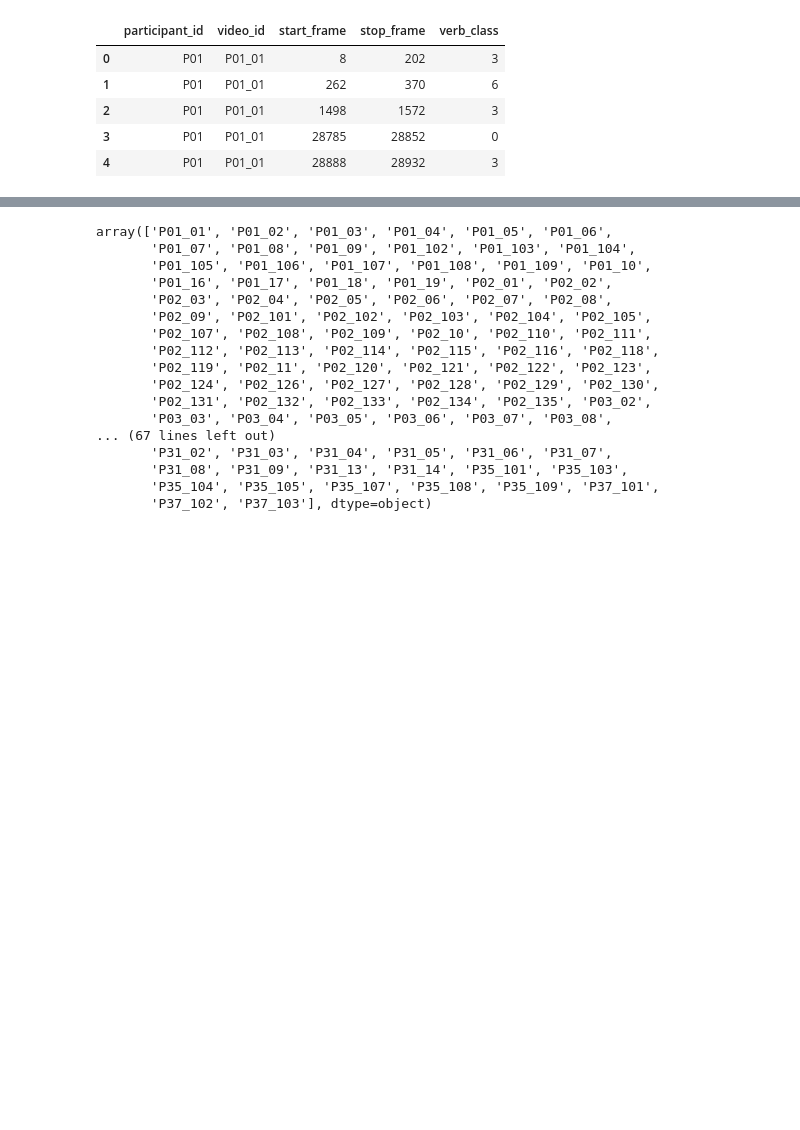
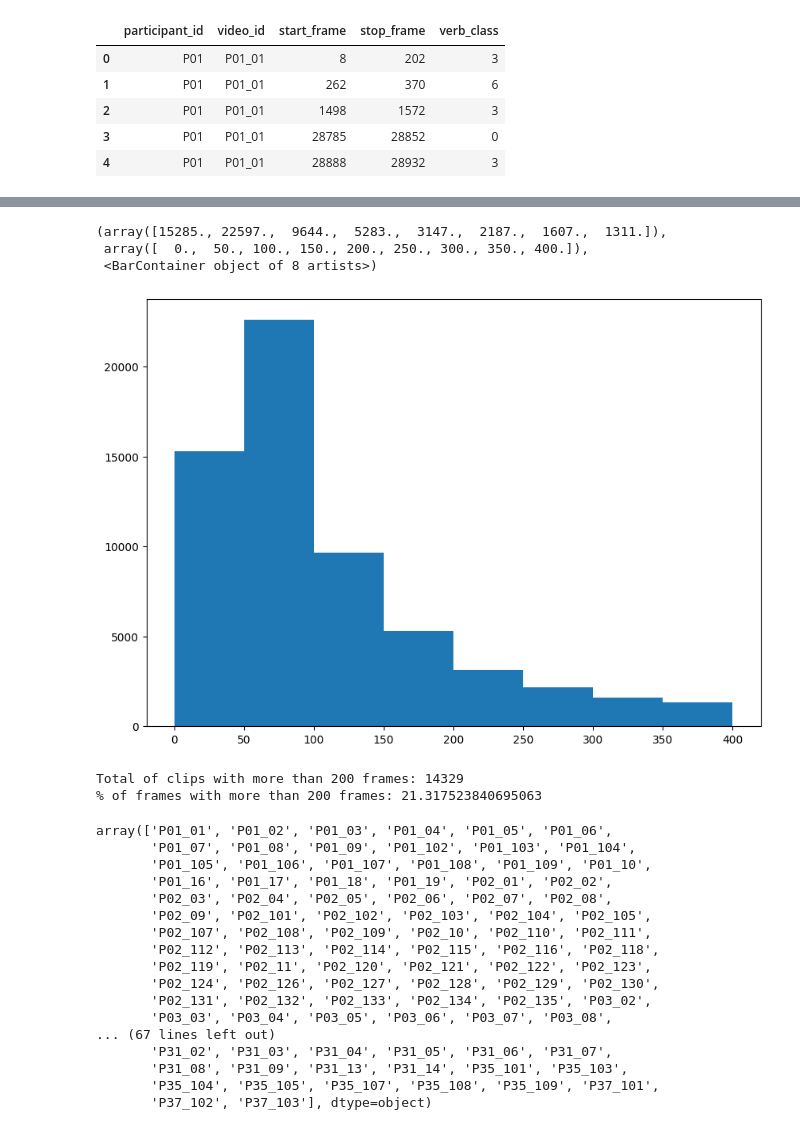
Before and after one commit to oriolmp/TFG, a Jupyter notebook: notebooks/Playground.ipynb, the cells around one changed output, grey strips where cells are left out. Saved outputs shown, nothing was run; the diff lists cells and outputs as text; code cells hidden in the pictures; blank space fills up the shorter version.

```diff
--- a/notebooks/Playground.ipynb
+++ b/notebooks/Playground.ipynb
@@ -41,3 +71,18 @@ clip_df.head()
+# %%
+fig, ax = plt.subplots(figsize =(10, 7))
+ax.hist(a_arr, bins = [0, 50, 100, 150, 200, 250, 300, 350, 400])
+# %% [output]
+(array([15285., 22597.,  9644.,  5283.,  3147.,  2187.,  1607.,  1311.]),
+ array([  0.,  50., 100., 150., 200., 250., 300., 350., 400.]),
+ <BarContainer object of 8 artists>)
+[figure, added]
+# %%
+b = [x for x in a_arr if x > 200]
+print(f'Total of clips with more than 200 frames: {len(b)}')
+print(f'% of frames with more than 200 frames: {(len(b)/len(a)) * 100}')
+# %% [output]
+Total of clips with more than 200 frames: 14329
+% of frames with more than 200 frames: 21.317523840695063
 # %%
 df_drop = clip_df.drop(clip_df[clip_df['video_id']== 'P23_04'].index)
 # %%
```
Also changed, not shown: parts of 6 cells of this notebook.
